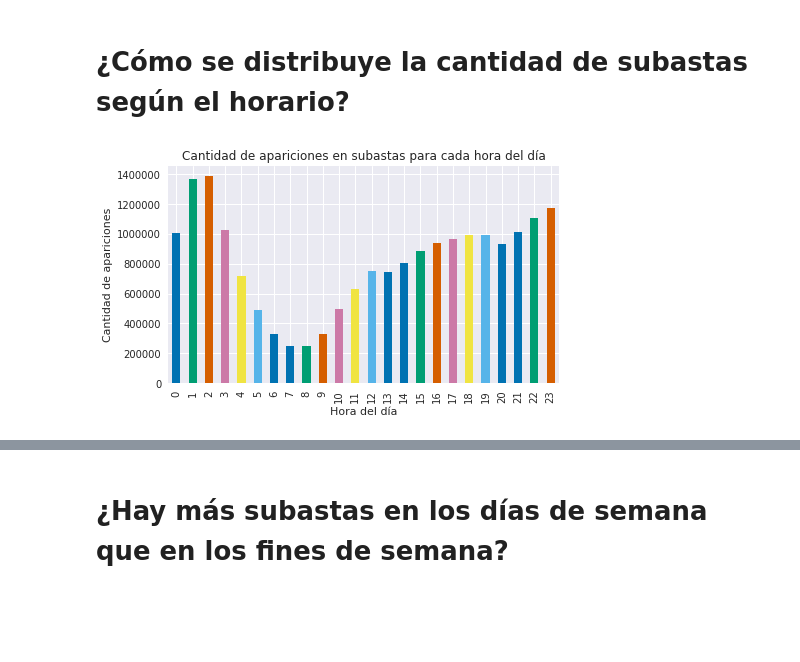
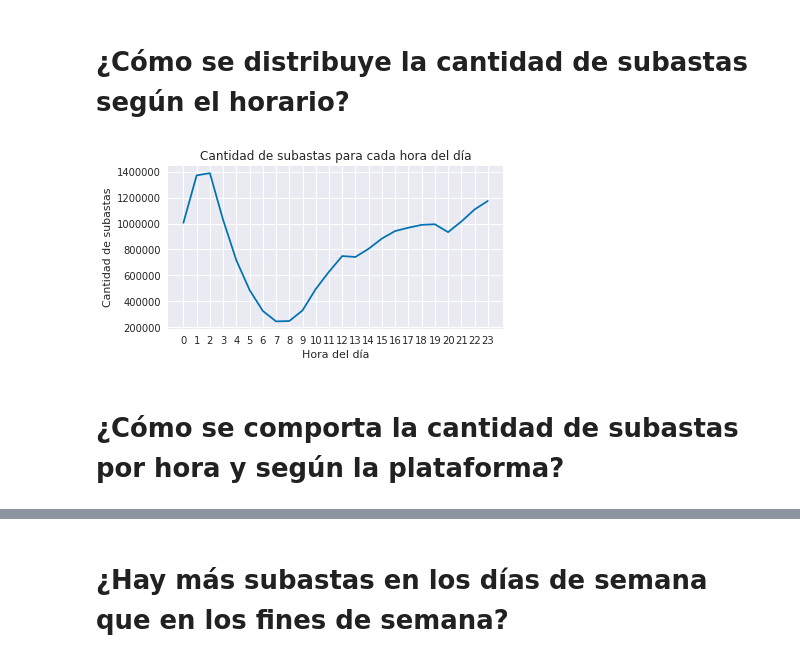
Before and after one commit to mateoicalvo/7506, a Jupyter notebook: tp1/analisis/auctions/auctions.ipynb, the cells around one changed output, grey strips where cells are left out. Drawn from its saved outputs; the diff is of its cells as text; code cells hidden in the pictures; blank space fills up the shorter version.

```diff
--- a/tp1/analisis/auctions/auctions.ipynb
+++ b/tp1/analisis/auctions/auctions.ipynb
@@ -121,10 +160,14 @@ plt.xticks(np.arange(9),["{}/3".format(x) for x in range(5,14)], rotation="horiz
 # %%
 subastas_por_hora = auctions.groupby(auctions["date"].dt.hour).agg({"device_id" : "count"}).rename(columns={"device_id" : "cantidad de subastas"})
 # %%
-plt.figure(figsize=(7, 4))
-subastas_por_hora["cantidad de subastas"].plot(kind="bar")
-plt.title("Cantidad de apariciones en subastas para cada hora del día")
-plt.ylabel("Cantidad de apariciones")
+plt.figure(figsize=(6, 3))
+subastas_por_hora["cantidad de subastas"].plot(kind="line")
+plt.title("Cantidad de subastas para cada hora del día")
+plt.ylabel("Cantidad de subastas")
 plt.xlabel("Hora del día");
+plt.xticks(np.arange(24),["{}".format(x) for x in range(0,24)], rotation="horizontal");
+plt.savefig("figuras/cantidad_subastas_por_hora.eps", dpi=300, format="eps", bbox_inches = "tight")
 # %% [output]
-[figure, old version]
+[figure, new version]
+# %% [markdown]
+# ¿Cómo se comporta la cantidad de subastas por hora y según la plataforma?
```
Also changed, not shown: parts of 17 cells of this notebook.
